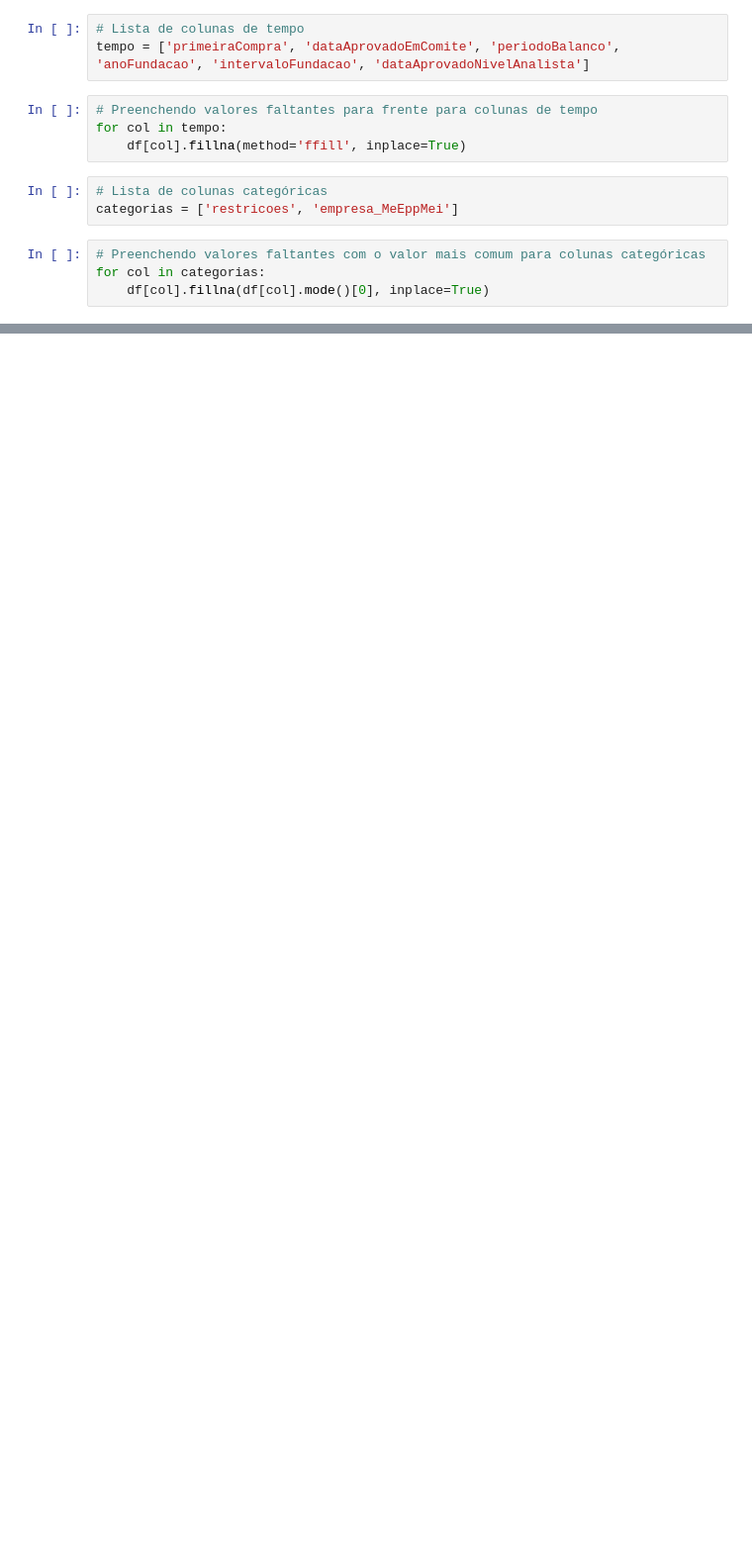
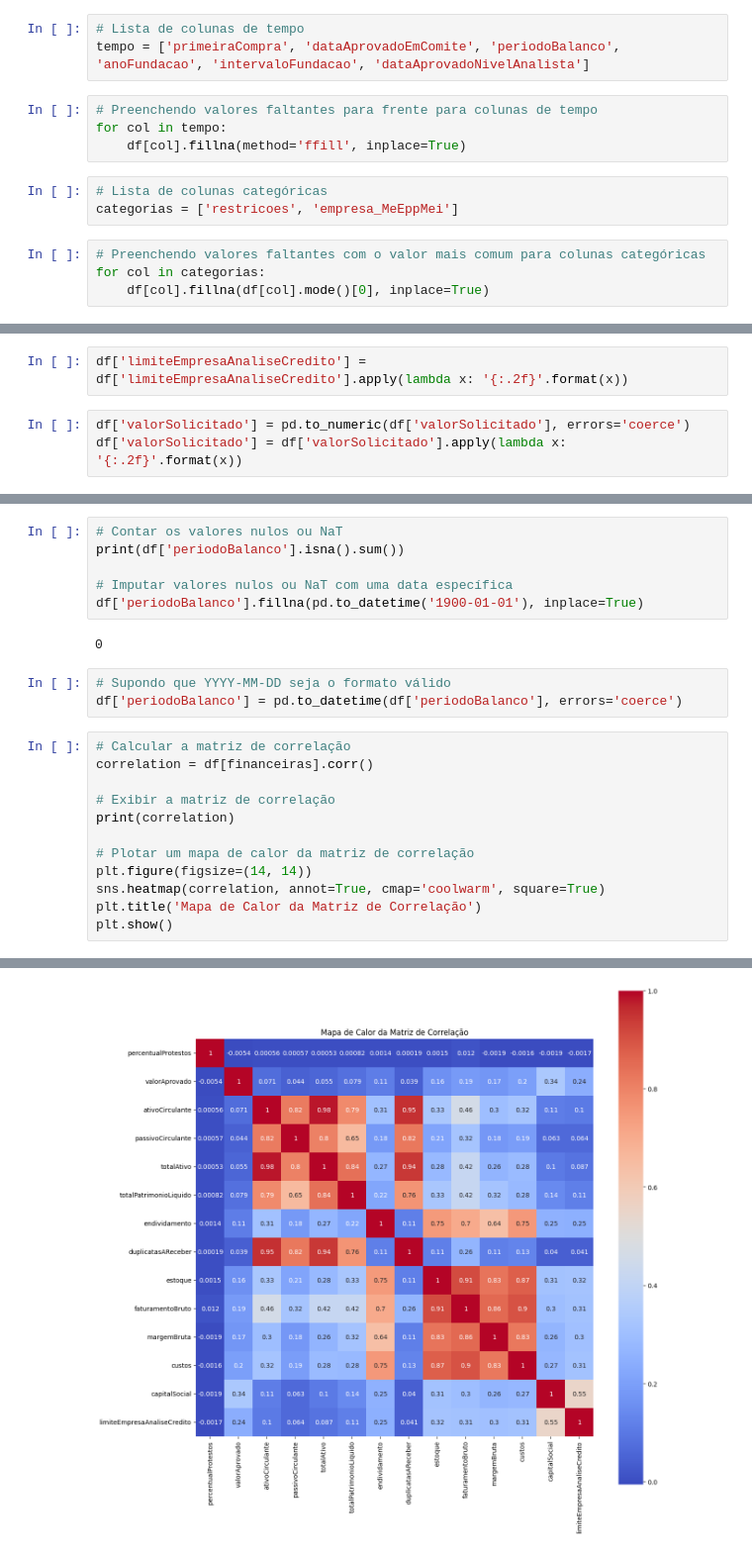
Before and after one commit to viniciusandradee/ABXTecnologia, a Jupyter notebook: ABXTecnologia.ipynb, the cells around one changed output, grey strips where cells are left out. Shown at 99% size. Drawn from its saved outputs; the diff is of its cells as text; blank space fills up the shorter version.

```diff
--- a/ABXTecnologia.ipynb
+++ b/ABXTecnologia.ipynb
@@ -138,0 +271,5 @@ TypeError: could not convert string to float: '2019-09-30T00:00:00'
+# %%
+df['limiteEmpresaAnaliseCredito'] = df['limiteEmpresaAnaliseCredito'].apply(lambda x: '{:.2f}'.format(x))
+# %%
+df['valorSolicitado'] = pd.to_numeric(df['valorSolicitado'], errors='coerce')
+df['valorSolicitado'] = df['valorSolicitado'].apply(lambda x: '{:.2f}'.format(x))
@@ -138,0 +556,24 @@ TypeError: could not convert string to float: '2019-09-30T00:00:00'
+# %%
+# Contar os valores nulos ou NaT
+print(df['periodoBalanco'].isna().sum())
+
+# Imputar valores nulos ou NaT com uma data específica
+df['periodoBalanco'].fillna(pd.to_datetime('1900-01-01'), inplace=True)
+# %% [output]
+0
+# %%
+# Supondo que YYYY-MM-DD seja o formato válido
+df['periodoBalanco'] = pd.to_datetime(df['periodoBalanco'], errors='coerce')
+# %%
+# Calcular a matriz de correlação
+correlation = df[financeiras].corr()
+
+# Exibir a matriz de correlação
+print(correlation)
+
+# Plotar um mapa de calor da matriz de correlação
+plt.figure(figsize=(14, 14))
+sns.heatmap(correlation, annot=True, cmap='coolwarm', square=True)
+plt.title('Mapa de Calor da Matriz de Correlação')
+plt.show()
+# %% [output]
@@ -138,0 +597 @@ TypeError: could not convert string to float: '2019-09-30T00:00:00'
+[figure, added]
```
Also changed, not shown: parts of 68 cells of this notebook.
